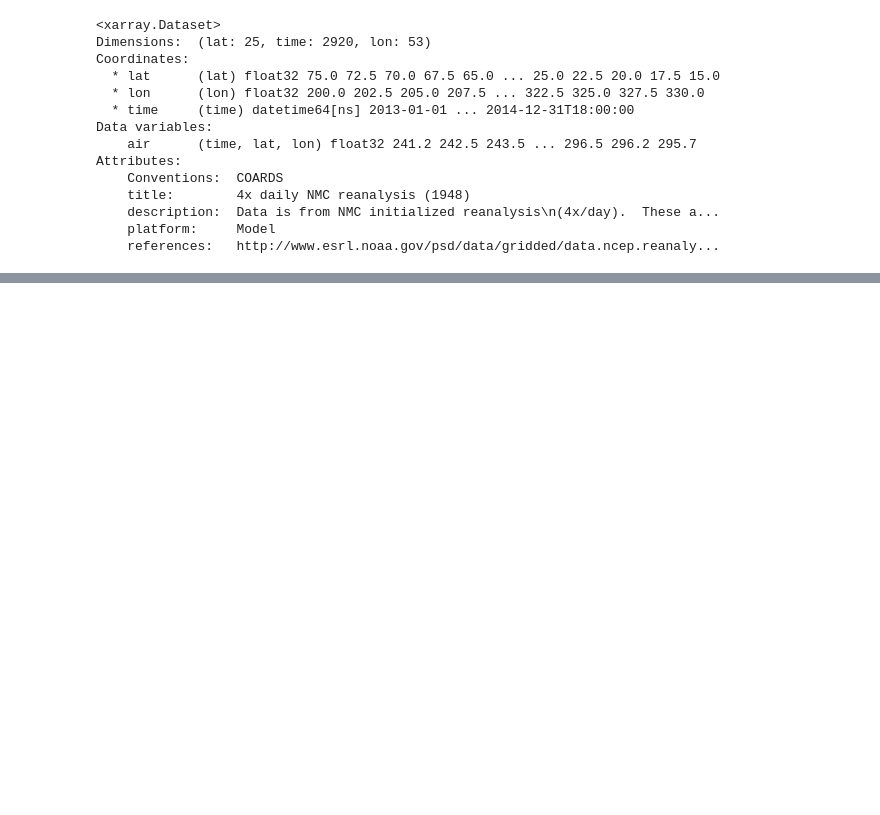
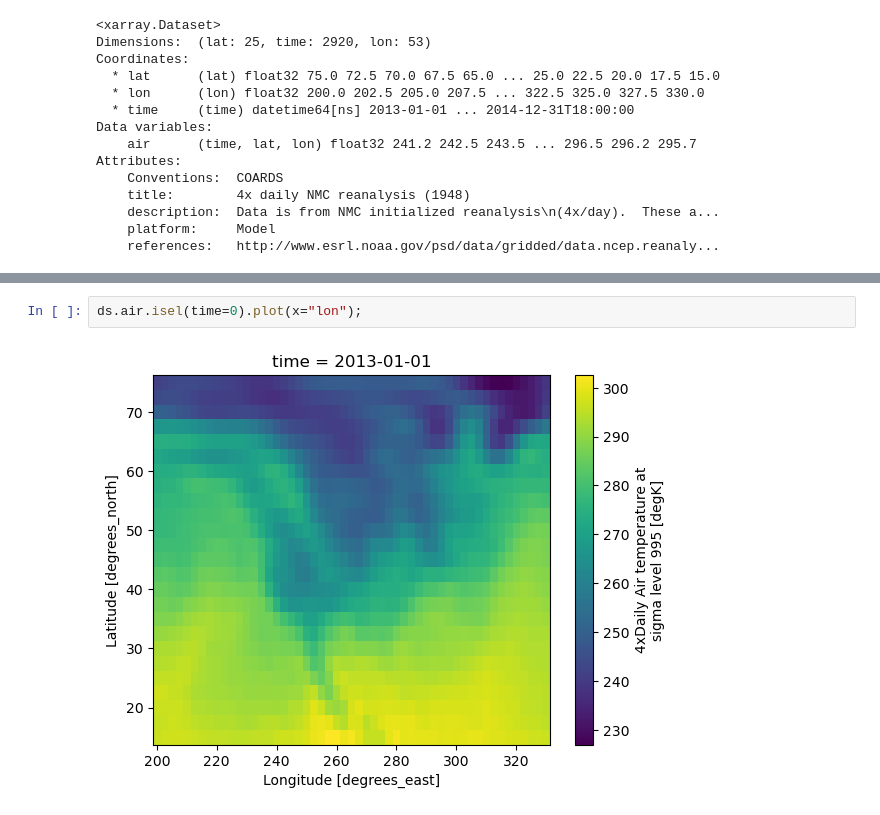
Before and after one commit to jwschmidberger/xarray_testing, a Jupyter notebook: test.ipynb, the cells around one changed output, grey strips where cells are left out. Saved outputs shown, nothing was run; the diff lists cells and outputs as text; blank space fills up the shorter version.

```diff
--- a/test.ipynb
+++ b/test.ipynb
@@ -43,0 +121,4 @@ Attributes:
+# %%
+ds.air.isel(time=0).plot(x="lon");
+# %% [output]
+[figure, added]
```
Also changed, not shown: parts of 16 cells of this notebook.
